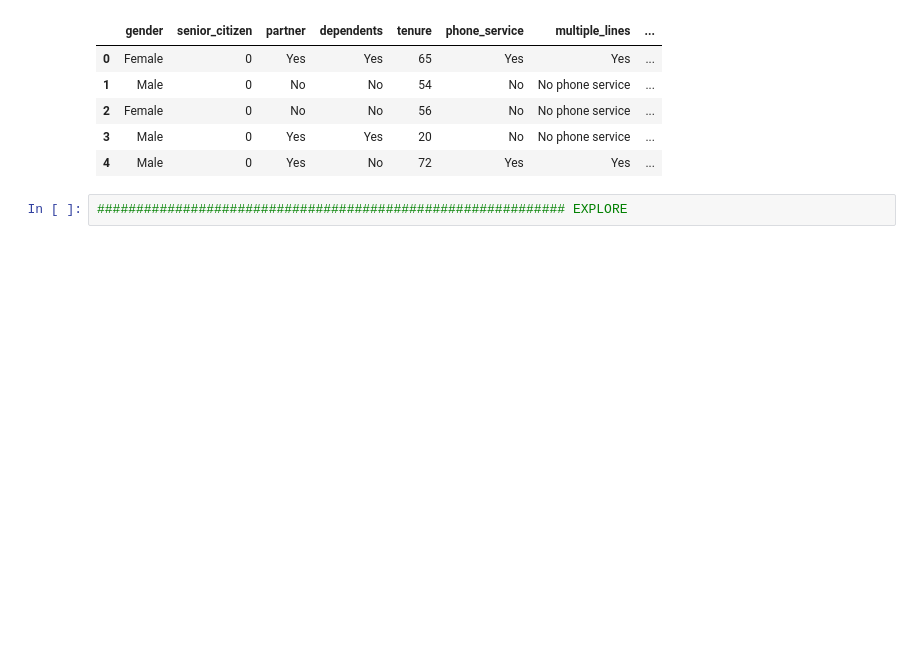
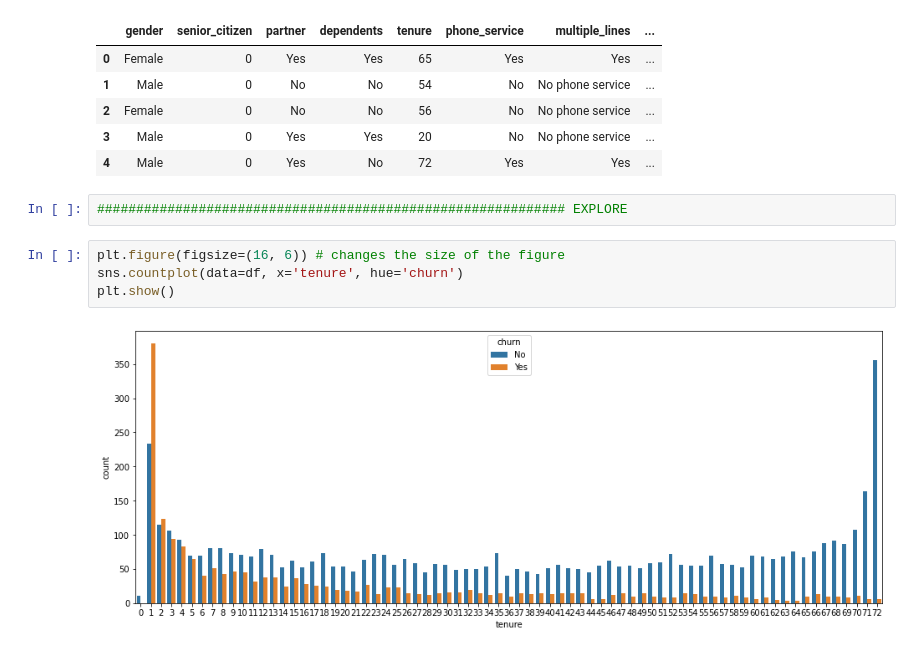
Before and after one commit to SLawsonWoods/Telco_Churn_Project, a Jupyter notebook: Draft_1_folder.ipynb, the cells around one changed output. Cells and saved outputs as stored; diff of their text form; blank space fills up the shorter version.

```diff
--- a/Draft_1_folder.ipynb
+++ b/Draft_1_folder.ipynb
@@ -120,3 +122,9 @@ df.head()
 | 4 | Male | 0 | Yes | No | 72 | Yes | Yes | ... |
 # %%
 ############################################################ EXPLORE
+# %%
+plt.figure(figsize=(16, 6)) # changes the size of the figure
+sns.countplot(data=df, x='tenure', hue='churn')
+plt.show()
+# %% [output]
+[figure, added]
```
Also changed, not shown: parts of 24 cells of this notebook, 1 other file.
